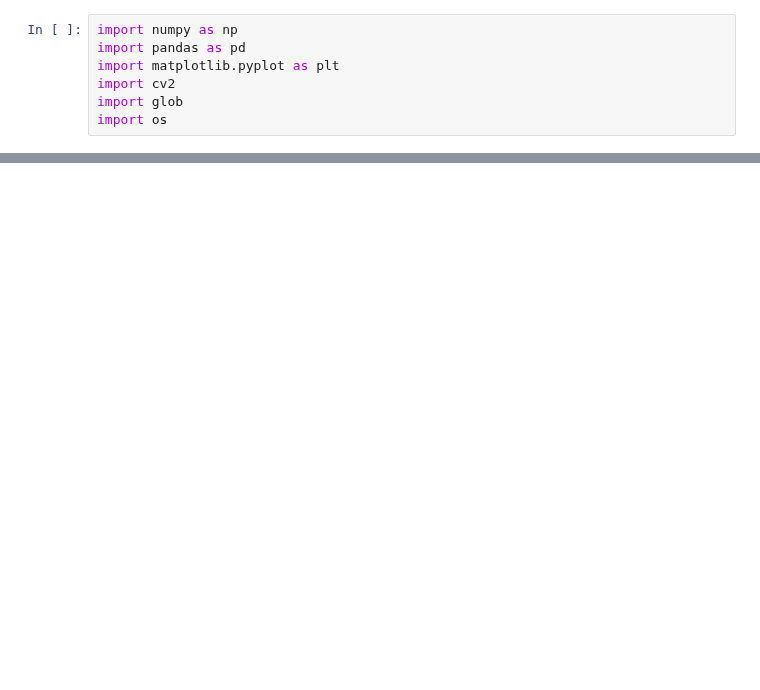
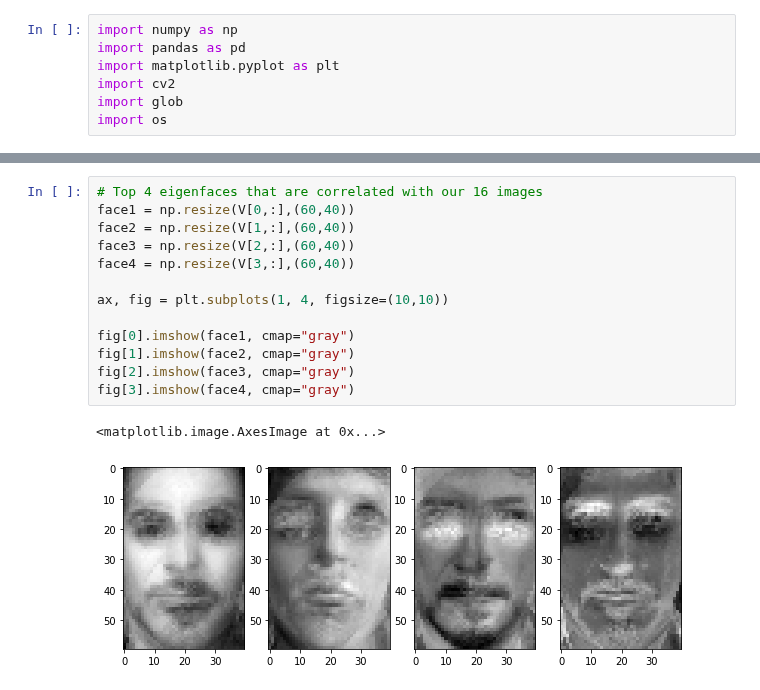
Before and after one commit to B33Boy/Data-Driven-Algorithms-Collection, a Jupyter notebook: Principal Component Analysis/Eigenface.ipynb, the cells around one changed output, grey strips where cells are left out. Cells and saved outputs as stored; diff of their text form; blank space fills up the shorter version.

Commit message:
rough eigenface finish

```diff
--- a/Principal Component Analysis/Eigenface.ipynb
+++ b/Principal Component Analysis/Eigenface.ipynb
@@ -68,0 +100,16 @@ A.shape
+# %%
+# Top 4 eigenfaces that are correlated with our 16 images
+face1 = np.resize(V[0,:],(60,40))
+face2 = np.resize(V[1,:],(60,40))
+face3 = np.resize(V[2,:],(60,40))
+face4 = np.resize(V[3,:],(60,40))
+
+ax, fig = plt.subplots(1, 4, figsize=(10,10))
+
+fig[0].imshow(face1, cmap="gray")
+fig[1].imshow(face2, cmap="gray")
+fig[2].imshow(face3, cmap="gray")
+fig[3].imshow(face4, cmap="gray")
+# %% [output]
+<matplotlib.image.AxesImage at 0x...>
+[figure, added]
```
Also changed, not shown: parts of 15 cells of this notebook.
